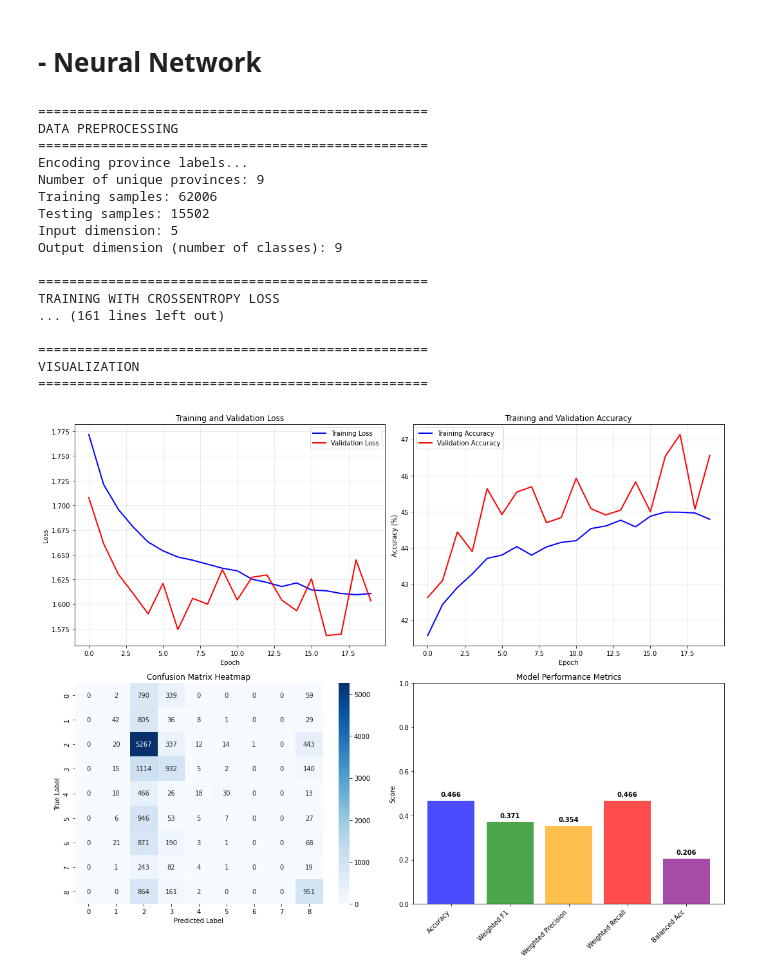
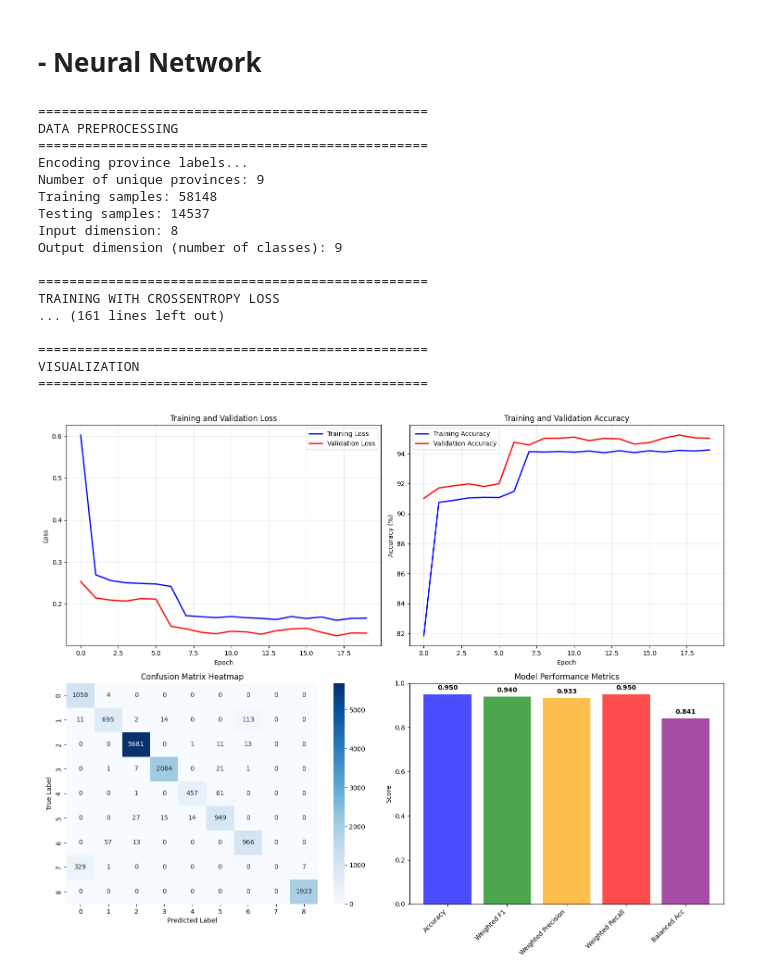
Before and after one commit to Laths1/Real-estate-data, a Jupyter notebook: analysis.ipynb, the cells around one changed output. Drawn from its saved outputs; the diff is of its cells as text; code cells hidden in the pictures.

```diff
--- a/analysis.ipynb
+++ b/analysis.ipynb
@@ -344,6 +360,8 @@ summary_df = pd.DataFrame({
     'Average Garages': average_garages_per_province
 })
 
+clean_data['price_per_sqm'] = clean_data['Price'] / clean_data['Size_sqm']
+# display(clean_data.head())
 display(summary_df.head(9))
 display(summary_df.describe())
 # %% [output]
@@ -405,6 +910,7 @@ Principal Component 5: 0.1276
 # %% [markdown]
 # - Neural Network
 # %%
+provinces = clean_data['Province'].values
 onehot_encoder = OneHotEncoder(sparse_output=False)
 provinces_onehot = onehot_encoder.fit_transform(provinces.reshape(-1, 1))
 
@@ -453,28 +959,24 @@ else:
     y_for_mse = torch.tensor(provinces_onehot, dtype=torch.float32)
 
 # Convert features to tensor
-X_tensor = torch.tensor(pc_data, dtype=torch.float32)
+X_tensor = torch.tensor(normalized_data, dtype=torch.float32)
 
 # Split indices to maintain alignment
-indices = list(range(len(pc_data)))
+indices = list(range(len(normalized_data)))
 train_idx, test_idx = train_test_split(indices, test_size=0.2, random_state=42, stratify=provinces_encoded)
 
 # Split the data
 X_train, X_test = X_tensor[train_idx], X_tensor[test_idx]
 y_train_ce, y_test_ce = y_for_ce[train_idx], y_for_ce[test_idx]
-y_train_mse, y_test_mse = y_for_mse[train_idx], y_for_mse[test_idx]
 
-# Create datasets - we'll create two for different loss functions
+# Create datasets
 train_dataset_ce = TensorDataset(X_train, y_train_ce)
 test_dataset_ce = TensorDataset(X_test, y_test_ce)
-train_dataset_mse = TensorDataset(X_train, y_train_mse)
-test_dataset_mse = TensorDataset(X_test, y_test_mse)
 
 # Create DataLoaders
-train_loader_ce = DataLoader(train_dataset_ce, batch_size=32, shuffle=True)
-test_loader_ce = DataLoader(test_dataset_ce, batch_size=32, shuffle=False)
-train_loader_mse = DataLoader(train_dataset_mse, batch_size=32, shuffle=True)
-test_loader_mse = DataLoader(test_dataset_mse, batch_size=32, shuffle=False)
+batch = 512
+train_loader_ce = DataLoader(train_dataset_ce, batch_size=batch, shuffle=True)
+test_loader_ce = DataLoader(test_dataset_ce, batch_size=batch, shuffle=False)
 
 print(f"Training samples: {len(train_idx)}")
 print(f"Testing samples: {len(test_idx)}")
@@ -483,40 +985,33 @@ print(f"Output dimension (number of classes): {num_classes}")
 
 # 2. Model Definition
 class RealEstateModel(nn.Module):
-    def __init__(self, input_dim, output_dim, dropout_rate=0.3):
+    def __init__(self, input_dim, output_dim, dropout_rate=0.2):
         super().__init__()
-        self.fc1 = nn.Linear(input_dim, 128)
-        self.bn1 = nn.BatchNorm1d(128)
-        self.dropout1 = nn.Dropout(dropout_rate)
-
-        self.fc2 = nn.Linear(128, 64)
-        self.bn2 = nn.BatchNorm1d(64)
-        self.dropout2 = nn.Dropout(dropout_rate)
-
-        self.fc3 = nn.Linear(64, 32)
-        self.bn3 = nn.BatchNorm1d(32)
-
-        self.fc4 = nn.Linear(32, output_dim)
+        self.dropout = nn.Dropout(dropout_rate)
+        self.bn1 = nn.BatchNorm1d(256)
+        self.fc1 = nn.Linear(input_dim, 256)
+        self.bn2 = nn.BatchNorm1d(128)
+        self.fc2 = nn.Linear(256, 128)
+        self.bn3 = nn.BatchNorm1d(64)
+        self.fc3 = nn.Linear(128, 64)
+        self.bn4 = nn.BatchNorm1d(32)
+        self.fc4 = nn.Linear(64, 32)
+        self.fc5 = nn.Linear(32, output_dim)
 
     def forward(self, x):
-        x = torch.relu(self.bn1(self.fc1(x)))
-        x = self.dropout1(x)
-
-        x = torch.relu(self.bn2(self.fc2(x)))
-        x = self.dropout2(x)
-
-        x = torch.relu(self.bn3(self.fc3(x)))
-        x = self.fc4(x)  # Raw logits for CrossEntropyLoss
+        x = self.dropout(torch.relu(self.bn1(self.fc1(x))))
+        x = self.dropout(torch.relu(self.bn2(self.fc2(x))))
+        x = self.dropout(torch.relu(self.bn3(self.fc3(x))))
+        x = self.dropout(torch.relu(self.bn4(self.fc4(x))))
+        x = torch.relu(self.fc5(x))
         return x
 
-# 3. Training with CrossEntropy Loss (Better for Classification)
 print("\n" + "=" * 50)
 print("TRAINING WITH CROSSENTROPY LOSS")
 print("=" * 50)
 
 model_ce = RealEstateModel(input_dim=pc_data.shape[1], output_dim=num_classes)
-optimizer_ce = torch.optim.Adam(model_ce.parameters(), lr=0.001, weight_decay=1e-4)
-scheduler_ce = torch.optim.lr_scheduler.ReduceLROnPlateau(optimizer_ce, mode='min', patience=3, factor=0.5)
+optimizer_ce = torch.optim.Adam(model_ce.parameters(), lr=0.01, weight_decay=1e-4)
 loss_fn_ce = nn.CrossEntropyLoss()
 
 epochs = 20
@@ -578,9 +1073,6 @@ for epoch in range(epochs):
     val_accuracy = 100 * correct_val / total_val
     val_losses_ce.append(avg_val_loss)
     val_accuracies.append(val_accuracy)
-
-    # Update learning rate
-    scheduler_ce.step(avg_val_loss)
 
     # Calculate F1 score for validation
     val_f1 = f1_score(all_labels, all_preds, average='weighted')
@@ -780,37 +1272,37 @@ plt.savefig('model_evaluation_metrics.png', dpi=150, bbox_inches='tight')
 plt.show()
 
 print("\nVisualization saved as 'model_evaluation_metrics.png'")
 
 # 7. Summary Report
 print("\n" + "=" * 50)
 print("MODEL PERFORMANCE SUMMARY")
 print("=" * 50)
 print(f"Best Validation Accuracy: {max(val_accuracies):.2f}%")
 print(f"Best Validation F1-Score: {weighted_f1:.4f}")
 print(f"Final Model Performance on Test Set:")
 print(f"  - Accuracy: {accuracy:.4f}")
 print(f"  - Weighted F1-Score: {weighted_f1:.4f}")
 print(f"  - Cohen's Kappa: {kappa:.4f}")
 print(f"  - MCC: {mcc:.4f}")
 # %% [output]
 ==================================================
 DATA PREPROCESSING
 ==================================================
 Encoding province labels...
 Number of unique provinces: 9
-Training samples: 62006
-Testing samples: 15502
-Input dimension: 5
+Training samples: 58148
+Testing samples: 14537
+Input dimension: 8
 Output dimension (number of classes): 9
 
 ==================================================
 TRAINING WITH CROSSENTROPY LOSS
 ... (161 lines left out)
 
 ==================================================
 VISUALIZATION
 ==================================================
-[figure, old version]
+[figure, new version]
 Visualization saved as 'model_evaluation_metrics.png'
 
 ==================================================
```
Also changed, not shown: parts of 17 cells of this notebook, 14 other files.
